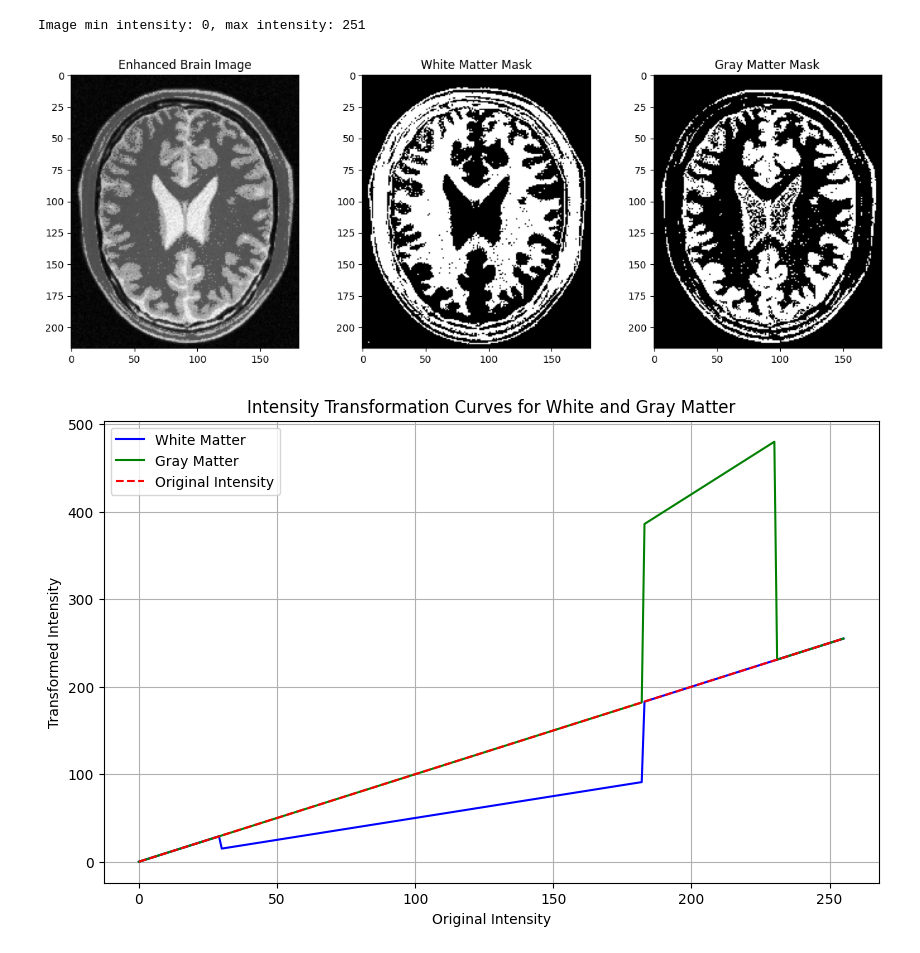
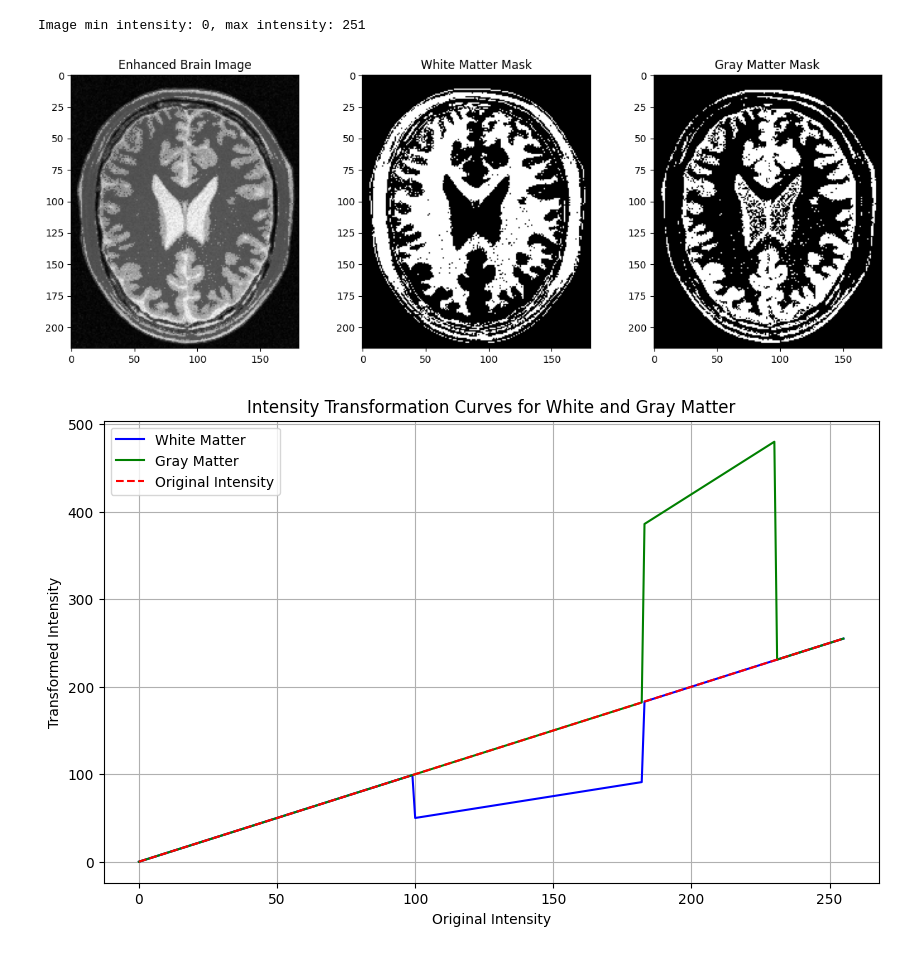
Before and after one commit to LahiruCooray/EN3160-Assignment-1, a Jupyter notebook: assignment_01.ipynb, the cells around one changed output. Cells and saved outputs as stored; diff of their text form; code cells hidden in the pictures.

Commit message:
did a change to the range of white matter pixels

```diff
--- a/assignment_01.ipynb
+++ b/assignment_01.ipynb
@@ -103,43 +103,43 @@ def accentuateMatter(image):
     gray_mask = (image >= 183) & (image <= 230)
     img_copy[gray_mask] = 2 * image[gray_mask] + 20
 
-    # Enhance white matter (30 <= pixel <= 182)
-    white_mask = (image >= 30) & (image <= 182)
+    # Enhance white matter (100 <= pixel <= 182)
+    white_mask = (image >= 100) & (image <= 182)
     img_copy[white_mask] = 0.5 * image[white_mask]
 
     return img_copy, white_mask, gray_mask
 
 # Load the brain image
 brain_img = cv2.imread("a1images/brain_proton_density_slice.png", cv2.IMREAD_GRAYSCALE)
 
 # Apply the enhancement
 enhanced_img, white_mask, gray_mask = accentuateMatter(brain_img)
 
 # Display the transformed image
 plt.figure(figsize=(15, 5))
 plt.subplot(1, 3, 1)
 plt.imshow(enhanced_img, cmap='gray')
 plt.title("Enhanced Brain Image")
 
 # Display the white matter mask
 plt.subplot(1, 3, 2)
 plt.imshow(white_mask, cmap='gray')
 plt.title("White Matter Mask")
 
 # Display the gray matter mask
 plt.subplot(1, 3, 3)
 plt.imshow(gray_mask, cmap='gray')
 plt.title("Gray Matter Mask")
 
 plt.show()
 # %% [output]
-[figure, old version]
+[figure, new version]
 # %%
 intensities = np.arange(256)
 
 # Apply transformations to white and gray matter based on intensity ranges
 gray_transformed = np.array([2 * i + 20 if 183 <= i <= 230 else i for i in intensities])
-white_transformed = np.array([0.5 * i if 30 <= i <= 182 else i for i in intensities])
+white_transformed = np.array([0.5 * i if 100 <= i <= 182 else i for i in intensities])
 
 # Plot the transformation curves
 plt.figure(figsize=(10, 6))
@@ -153,4 +153,4 @@ plt.legend()
 plt.grid(True)
 plt.show()
 # %% [output]
-[figure, old version]
+[figure, new version]
```
